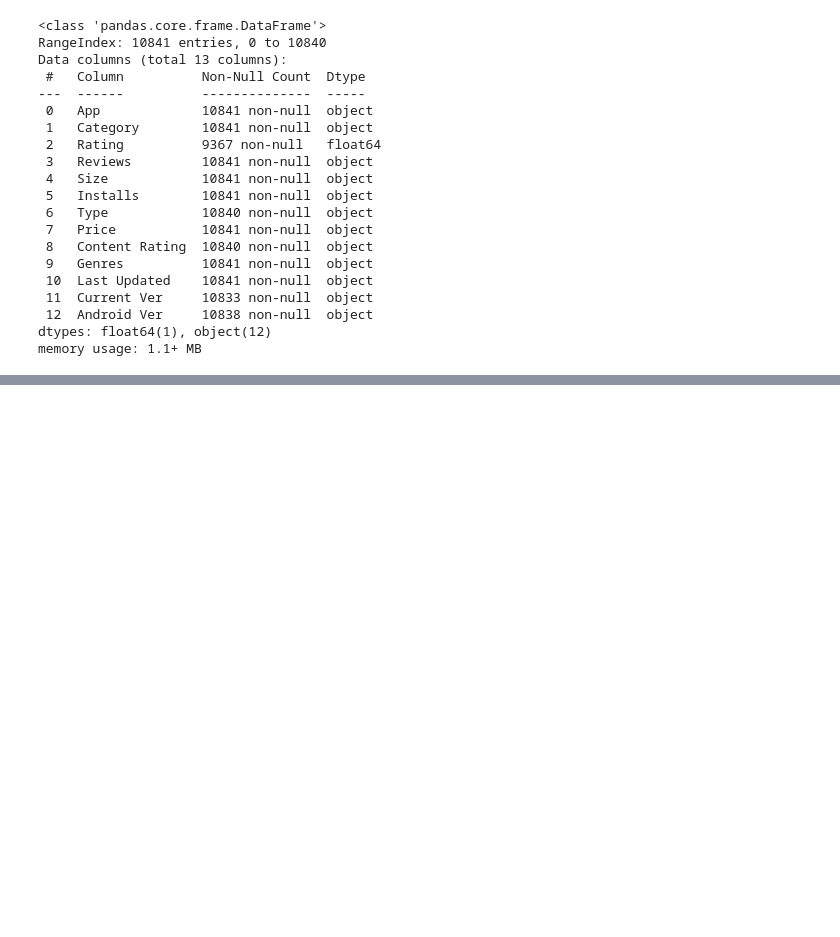
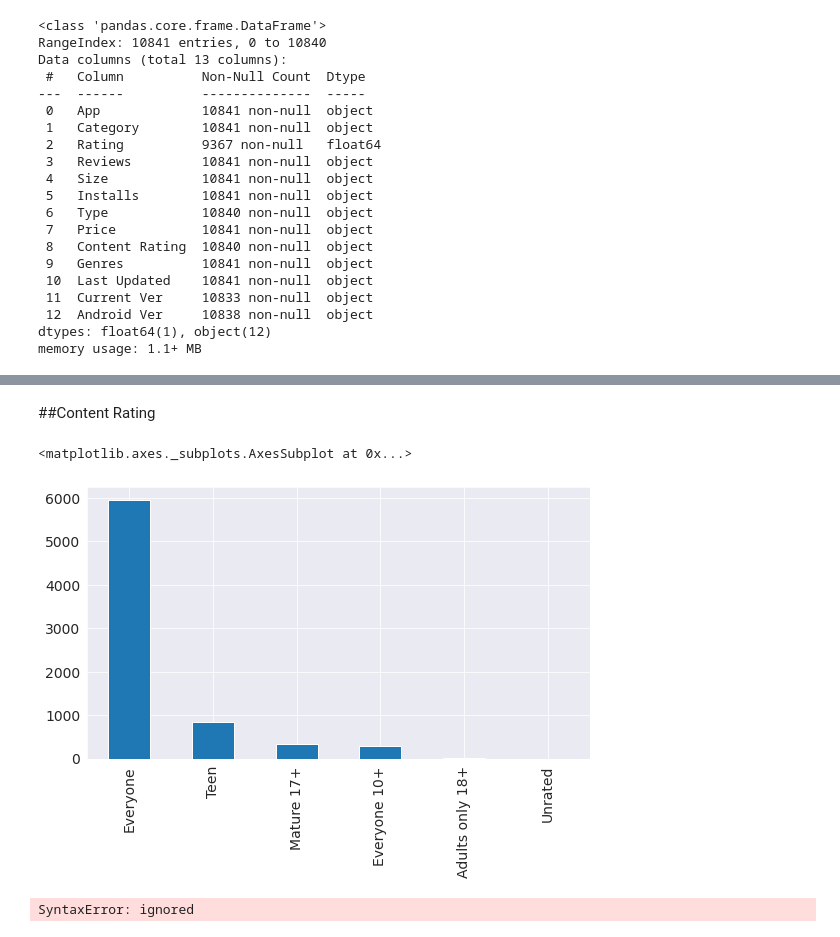
Before and after one commit to Chandr25/Almapersonal, a Jupyter notebook: Chandrashekhar_Awate_Play_Store_App_Review_Analysis_Capstone_Project.ipynb, the cells around one changed output, grey strips where cells are left out. Saved outputs shown, nothing was run; the diff lists cells and outputs as text; code cells hidden in the pictures; blank space fills up the shorter version.

```diff
--- a/Chandrashekhar_Awate_Play_Store_App_Review_Analysis_Capstone_Project.ipynb
+++ b/Chandrashekhar_Awate_Play_Store_App_Review_Analysis_Capstone_Project.ipynb
@@ -123,0 +289,18 @@ array(['ART AND DESIGN', 'AUTO AND VEHICLES', 'BEAUTY',
+# %% [markdown]
+##Content Rating
+# %%
+df['Content Rating'].value_counts().plot(kind='bar')
+# %% [output]
+<matplotlib.axes._subplots.AxesSubplot at 0x...>
+[figure, added]
+# %%
+labels = df.Android Ver.unique()
+values=[]
+for each in labels:
+    values.append(len(df[df.Android Ver==each]))
+
+# Use `hole` to create a donut-like pie chart
+fig = go.Figure(data=[go.Pie(labels=labels, values=values, hole=.3)])
+fig.show()
+# %% [output]
+SyntaxError: ignored
```
Also changed, not shown: parts of 46 cells of this notebook.
